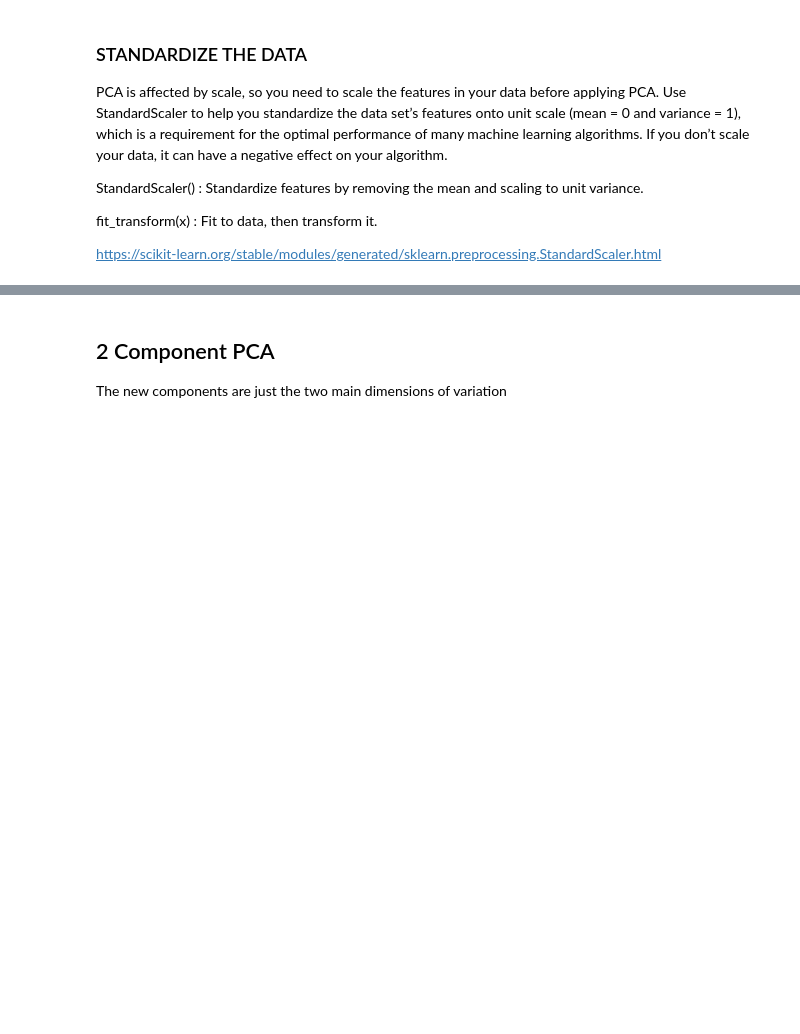
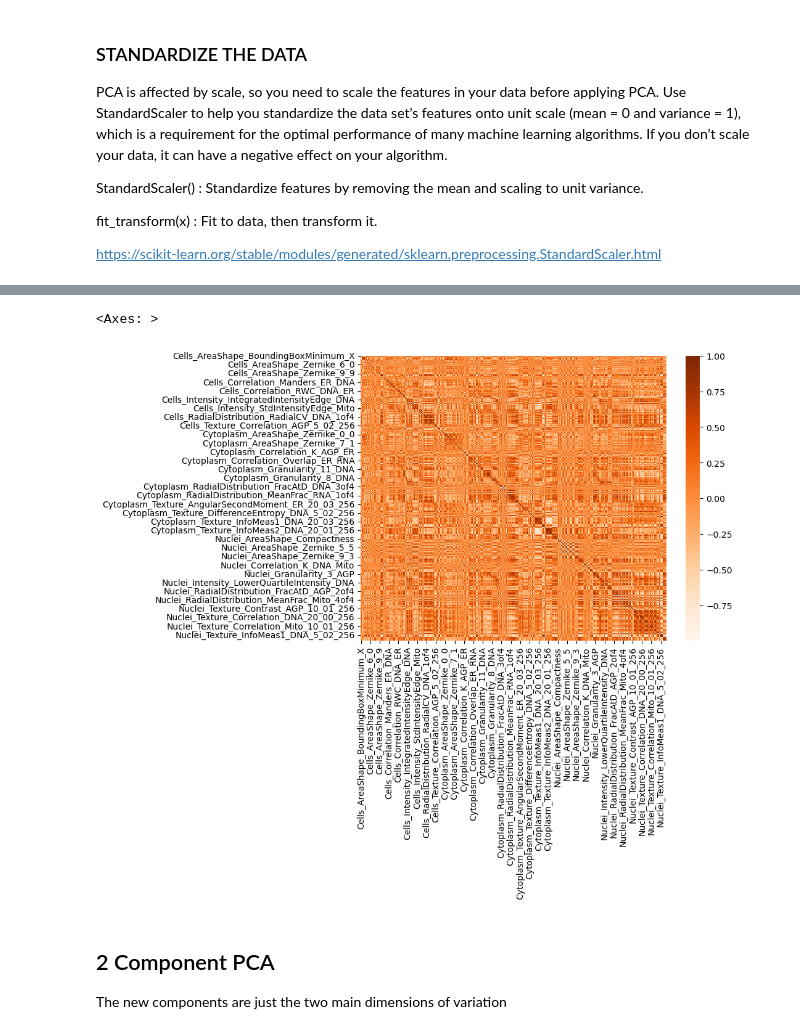
Before and after one commit to BharathiVeerasankar/Exploring-High-dimensional-Cell-painting-data, a Jupyter notebook: PCA.ipynb, the cells around one changed output, grey strips where cells are left out. Saved outputs shown, nothing was run; the diff lists cells and outputs as text; code cells hidden in the pictures; blank space fills up the shorter version.

```diff
--- a/PCA.ipynb
+++ b/PCA.ipynb
@@ -45,3 +45,6 @@ fit_transform(x) : Fit to data, then transform it.
 https://scikit-learn.org/stable/modules/generated/sklearn.preprocessing.StandardScaler.html
 # %%
 x_1 = StandardScaler().fit_transform(x)
+# %%
+cor = d.corr()
+display(cor)
@@ -48,3 +65,9 @@ x_1 = StandardScaler().fit_transform(x)
+# %%
+fig, ax = plt.subplots(figsize=(8,6))
+sns.heatmap(cor, cmap = plt.cm.Oranges)
+# %% [output]
+<Axes: >
+[figure, added]
 # %% [markdown]
 ## 2 Component PCA
 The new components are just the two main dimensions of variation
```
Also changed, not shown: parts of 6 cells of this notebook.
